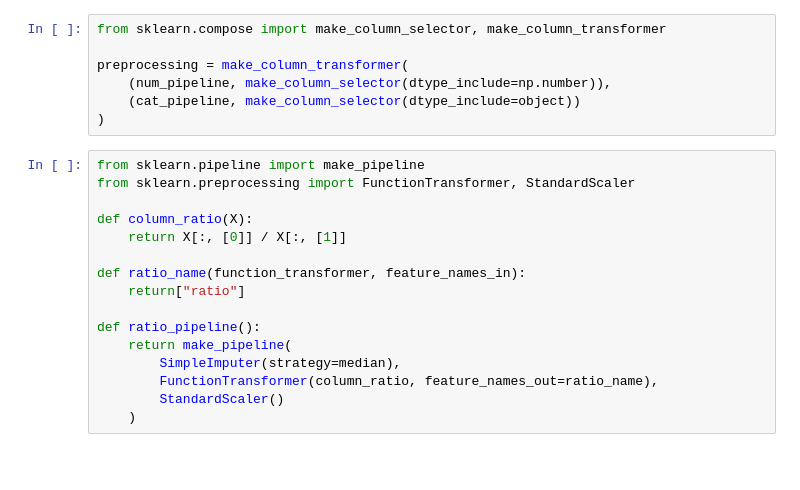
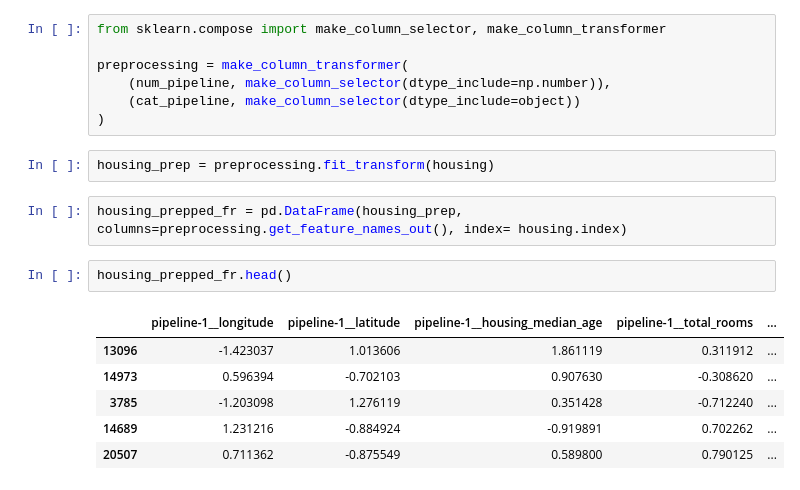
Before and after one commit to samoei/housing-price-predictor, a Jupyter notebook: notebooks/housing.ipynb, the cells around one changed output. Saved outputs shown, nothing was run; the diff lists cells and outputs as text; blank space fills up the shorter version.

```diff
--- a/notebooks/housing.ipynb
+++ b/notebooks/housing.ipynb
@@ -882,19 +882,16 @@ preprocessing = make_column_transformer(
     (num_pipeline, make_column_selector(dtype_include=np.number)),
     (cat_pipeline, make_column_selector(dtype_include=object))
 )
-# %%
-from sklearn.pipeline import make_pipeline
-from sklearn.preprocessing import FunctionTransformer, StandardScaler
-
-def column_ratio(X):
-    return X[:, [0]] / X[:, [1]]
-
-def ratio_name(function_transformer, feature_names_in):
-    return["ratio"]
-
-def ratio_pipeline():
-    return make_pipeline(
-        SimpleImputer(strategy=median),
-        FunctionTransformer(column_ratio, feature_names_out=ratio_name),
-        StandardScaler()
-    )
+# %%
+housing_prep = preprocessing.fit_transform(housing)
+# %%
+housing_prepped_fr = pd.DataFrame(housing_prep, columns=preprocessing.get_feature_names_out(), index= housing.index)
+# %%
+housing_prepped_fr.head()
+# %% [output]
+|  | pipeline-1__longitude | pipeline-1__latitude | pipeline-1__housing_median_age | pipeline-1__total_rooms | ... |
+| 13096 | -1.423037 | 1.013606 | 1.861119 | 0.311912 | ... |
+| 14973 | 0.596394 | -0.702103 | 0.907630 | -0.308620 | ... |
+| 3785 | -1.203098 | 1.276119 | 0.351428 | -0.712240 | ... |
+| 14689 | 1.231216 | -0.884924 | -0.919891 | 0.702262 | ... |
+| 20507 | 0.711362 | -0.875549 | 0.589800 | 0.790125 | ... |
```
Also changed, not shown: parts of 4 cells of this notebook.
